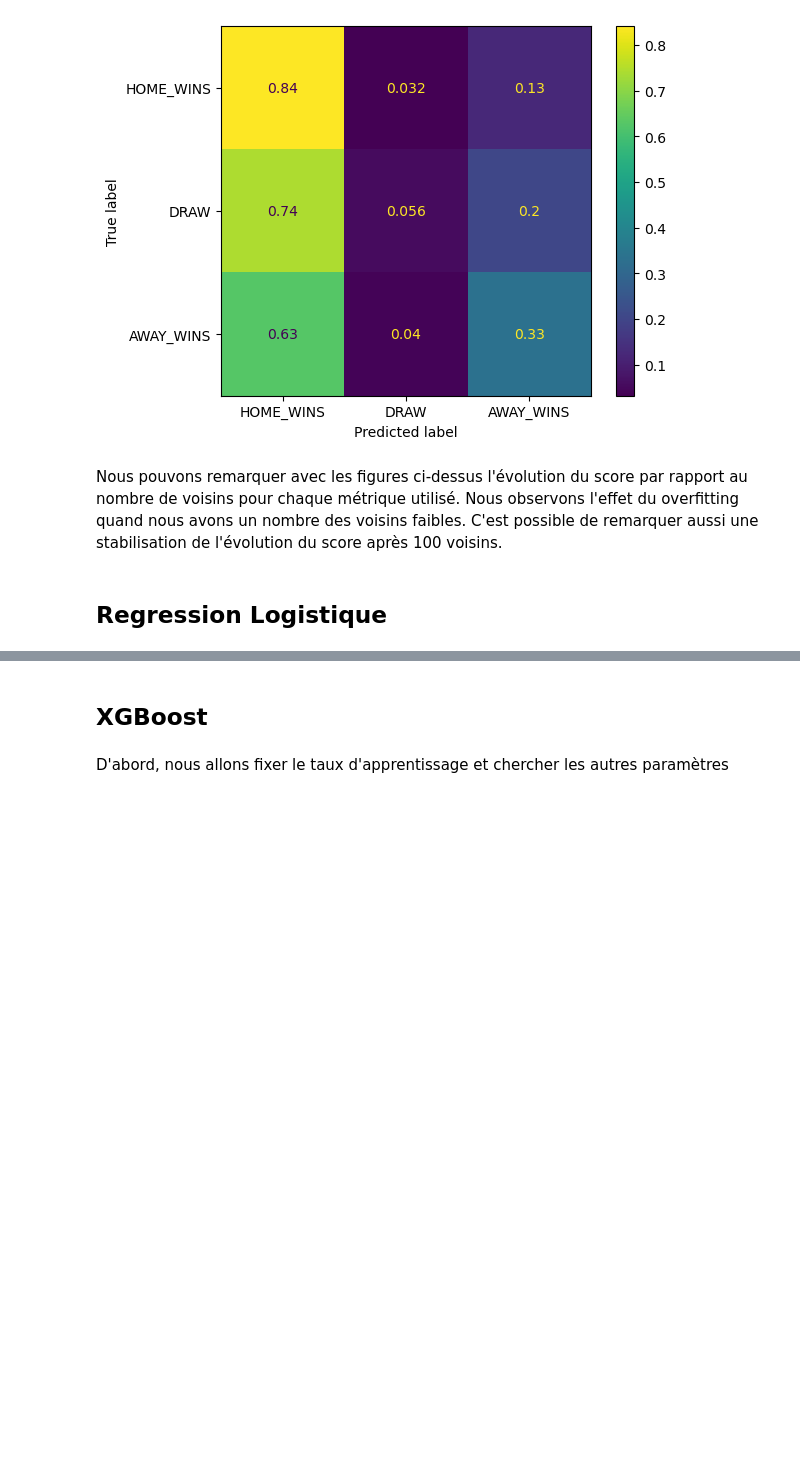
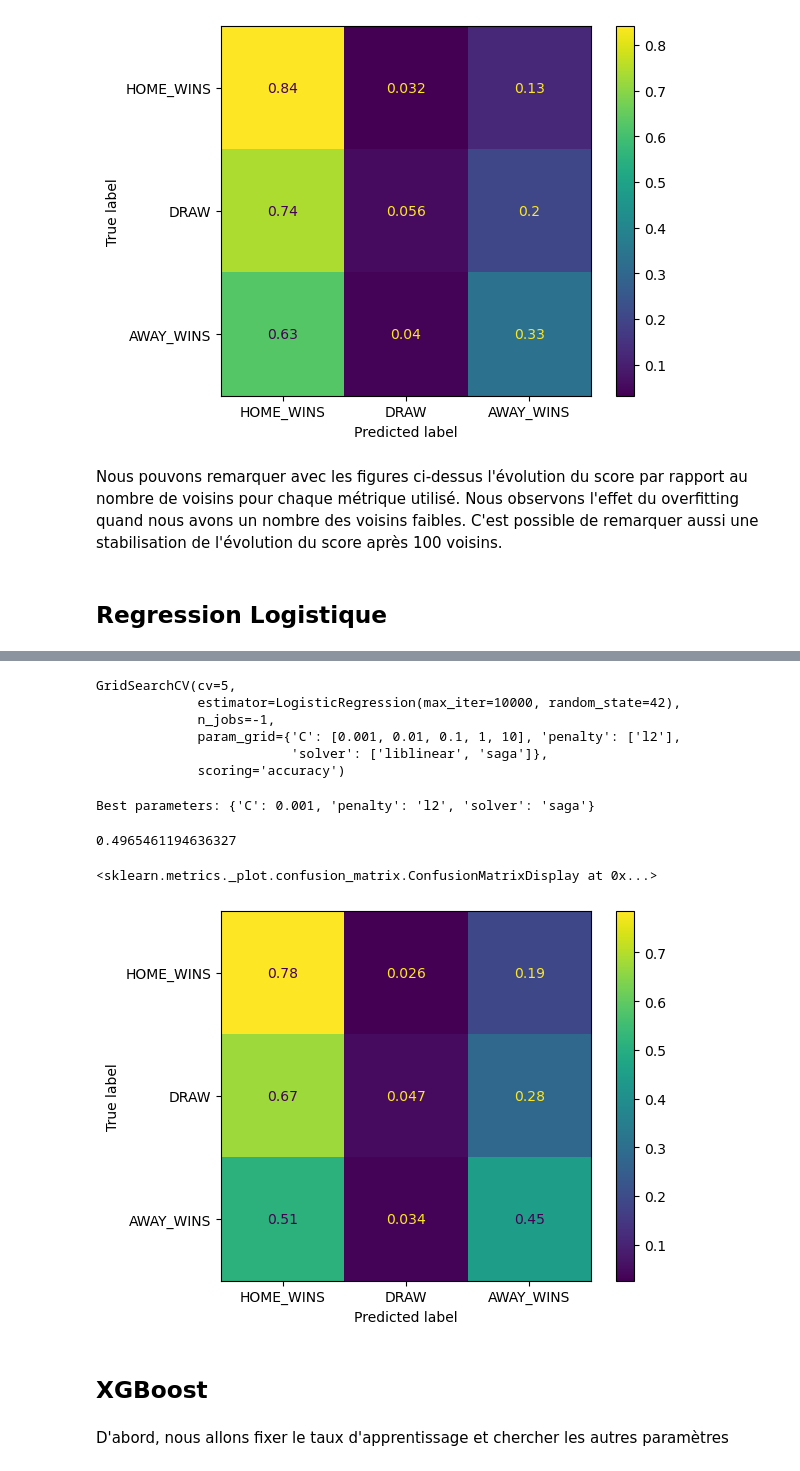
Before and after one commit to lucasn/data-challenge, a Jupyter notebook: models.ipynb, the cells around one changed output, grey strips where cells are left out. Drawn from its saved outputs; the diff is of its cells as text; code cells hidden in the pictures; blank space fills up the shorter version.

```diff
--- a/models.ipynb
+++ b/models.ipynb
@@ -183,3 +142,29 @@ score_reglog
+# %%
+gs_log_reg = GridSearchCV(estimator=log_reg, param_grid=param_grid, cv=5, scoring='accuracy', n_jobs=-1)
+gs_log_reg.fit(X_train_scaled, y_train_encoded)
+# %% [output]
+GridSearchCV(cv=5,
+             estimator=LogisticRegression(max_iter=10000, random_state=42),
+             n_jobs=-1,
+             param_grid={'C': [0.001, 0.01, 0.1, 1, 10], 'penalty': ['l2'],
+                         'solver': ['liblinear', 'saga']},
+             scoring='accuracy')
+# %%
+best_params = gs_log_reg.best_params_
+print(f"Best parameters: {best_params}")
+# %% [output]
+Best parameters: {'C': 0.001, 'penalty': 'l2', 'solver': 'saga'}
+# %%
+y_pred = gs_log_reg.predict(X_test_scaled)
+accuracy_score(y_test_encoded, y_pred)
+# %% [output]
+0.4965461194636327
+# %%
+cm_gs_logreg = confusion_matrix(y_test_encoded, y_pred, normalize='true')
+ConfusionMatrixDisplay(cm_gs_logreg, display_labels=['HOME_WINS', 'DRAW', 'AWAY_WINS']).plot()
+# %% [output]
+<sklearn.metrics._plot.confusion_matrix.ConfusionMatrixDisplay at 0x...>
+[figure, added]
 # %% [markdown]
 ## XGBoost
 # %% [markdown]
```
Also changed, not shown: parts of 13 cells of this notebook.
